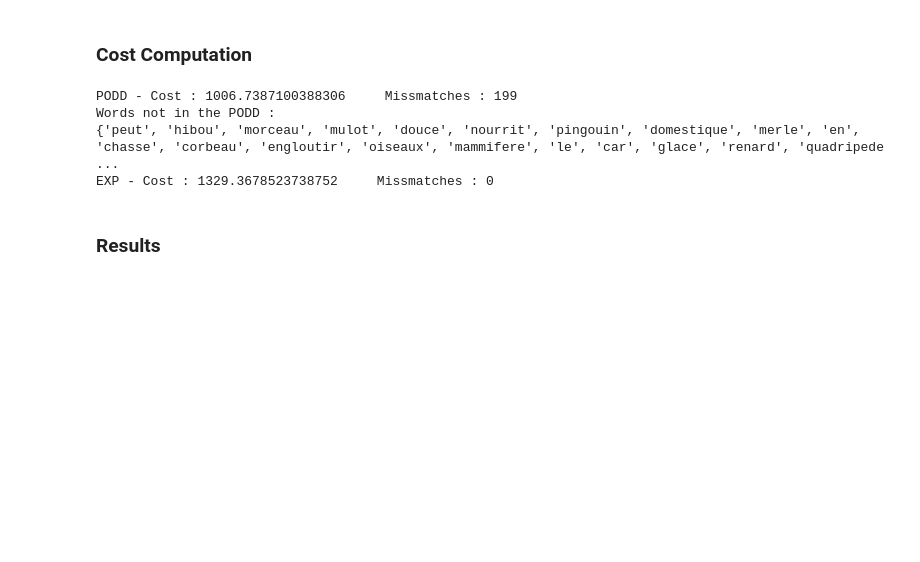
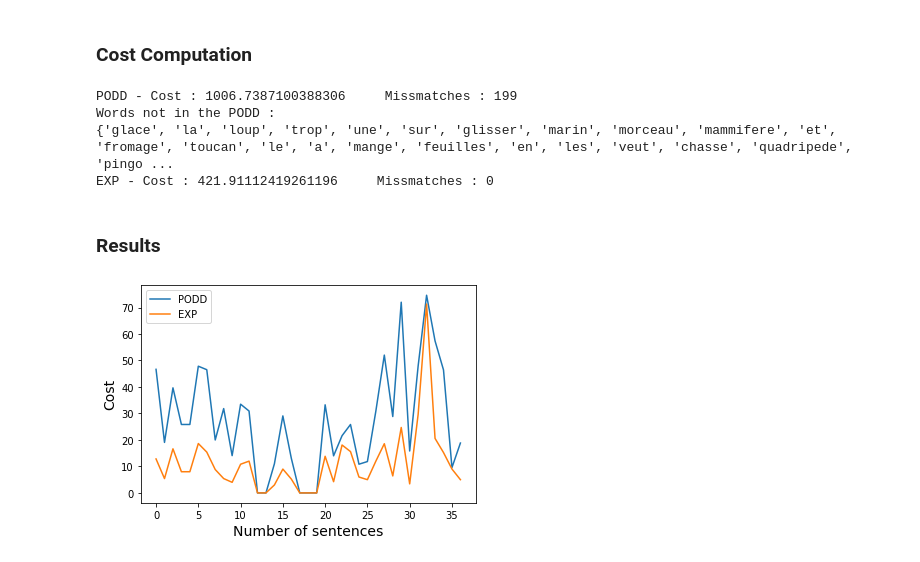
Before and after one commit to Hugo-Bantignies/communication_grid_generation, a Jupyter notebook: podd_evaluation.ipynb, the cells around one changed output. Cells and saved outputs as stored; diff of their text form; code cells hidden in the pictures; blank space fills up the shorter version.

```diff
--- a/podd_evaluation.ipynb
+++ b/podd_evaluation.ipynb
@@ -86,16 +85,30 @@ EXP - Number of pictos : 125    Number of pages :  5
 # %%
 #Cost computation
 s = "moi voir hier chat vouloir manger souris"
-podd_cost,podd_mm,miss_list = grid_distance_cost(podd,corpus,synonyms_file = "podd_syn.json",missmatch_mode = True)
+podd_cost,podd_mm,miss_list,podd_stats = grid_distance_cost(podd,corpus,synonyms_file = "podd_syn.json",missmatch_mode = True)
+
+#Print PODD results
 print("PODD - Cost :",podd_cost,"    Missmatches :",podd_mm)
 print("Words not in the PODD :")
 print(miss_list)
-tcof_cost,tcof_mm,_ = grid_distance_cost(tcof,corpus,synonyms_file = None,missmatch_mode = True)
+tcof_cost,tcof_mm,_,tcof_stats = grid_distance_cost(tcof,corpus,synonyms_file = None,
+                                                    missmatch_mode = True,stopwords = miss_list)
+
+#Print TCOF results
 print("EXP - Cost :",tcof_cost,"    Missmatches :",tcof_mm)
 # %% [output]
 PODD - Cost : 1006.7387100388306     Missmatches : 199
 Words not in the PODD :
-{'peut', 'hibou', 'morceau', 'mulot', 'douce', 'nourrit', 'pingouin', 'domestique', 'merle', 'en', 'chasse', 'corbeau', 'engloutir', 'oiseaux', 'mammifere', 'le', 'car', 'glace', 'renard', 'quadripede ...
-EXP - Cost : 1329.3678523738752     Missmatches : 0
+{'glace', 'la', 'loup', 'trop', 'une', 'sur', 'glisser', 'marin', 'morceau', 'mammifere', 'et', 'fromage', 'toucan', 'le', 'a', 'mange', 'feuilles', 'en', 'les', 'veut', 'chasse', 'quadripede', 'pingo ...
+EXP - Cost : 421.91112419261196     Missmatches : 0
 # %% [markdown]
 ### Results
+# %%
+plt.plot(podd_stats[0],label = "PODD")
+plt.plot(tcof_stats[0],label = "EXP")
+plt.xlabel("Number of sentences", size=14)
+plt.ylabel("Cost", size=14)
+plt.legend()
+plt.show()
+# %% [output]
+[figure, added]
```
Also changed, not shown: parts of 7 cells of this notebook, 3 other files.
